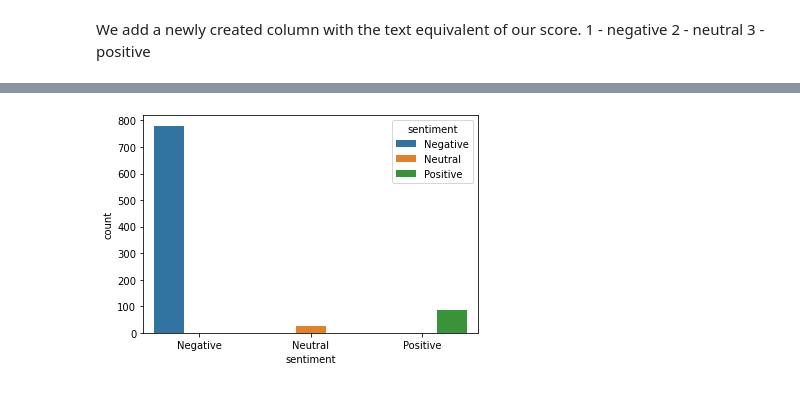
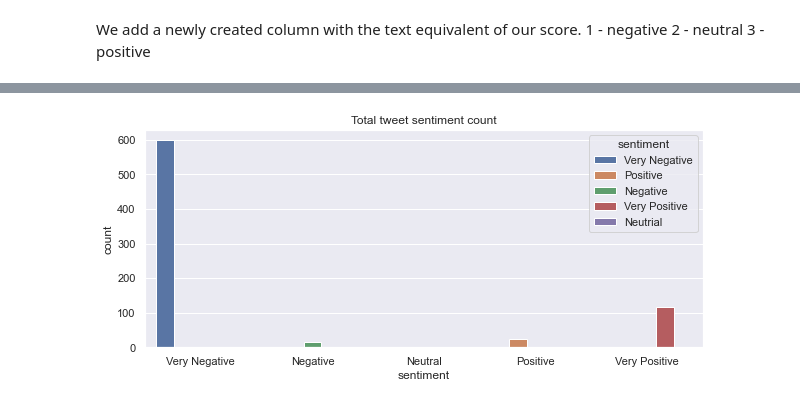
Before and after one commit to InnocentAnyaele/sentiment-analysis-on-elevy-tweets, a Jupyter notebook: main.ipynb, the cells around one changed output, grey strips where cells are left out. Cells and saved outputs as stored; diff of their text form; code cells hidden in the pictures.

```diff
--- a/main.ipynb
+++ b/main.ipynb
@@ -209,11 +206,15 @@ We add a newly created column with the text equivalent of our score.
 # %%
 def get_sentiment(x):
     if x == 1:
+        return 'Very Negative'
+    if x == 2:
         return 'Negative'
-    if x == 2:
-        return 'Neutral'
     if x == 3:
-        return "Positive"
+        return "Neutrial"
+    if x == 4:
+        return  "Positive"
+    if x == 5:
+        return "Very Positive"
 
 df['sentiment'] = df['sentiment_score'].apply(lambda x: get_sentiment(x))
 
@@ -244,7 +303,8 @@ print (sentiment_count)
 # %%
 import seaborn as sns
-
-sentiment_count_chart = sns.countplot(x='sentiment', data=df, hue='sentiment')
+sns.set(rc={"figure.figsize": (10, 4)})
+sentiment_count_chart = sns.countplot(x='sentiment', data=df, hue='sentiment', order = ['Very Negative', 'Negative', 'Neutral', 'Positive', 'Very Positive'])
+sentiment_count_chart.set(title='Total tweet sentiment count')
 sentiment_count_chart.get_figure().savefig('sentiment_count_chart.png')
 # %% [output]
-[figure, old version]
+[figure, new version]
```
Also changed, not shown: parts of 21 cells of this notebook, 11 other files.
